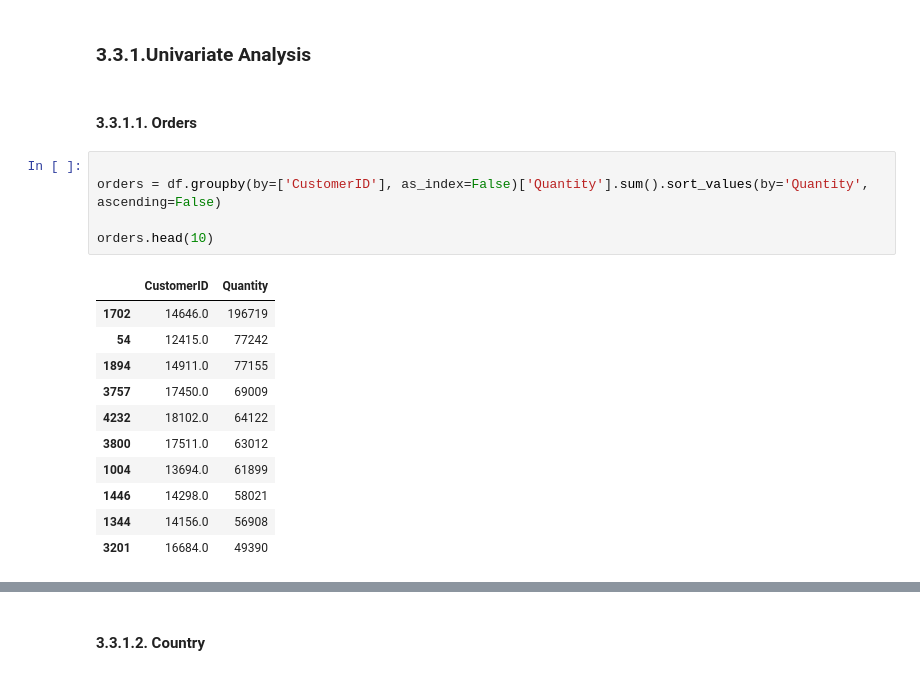
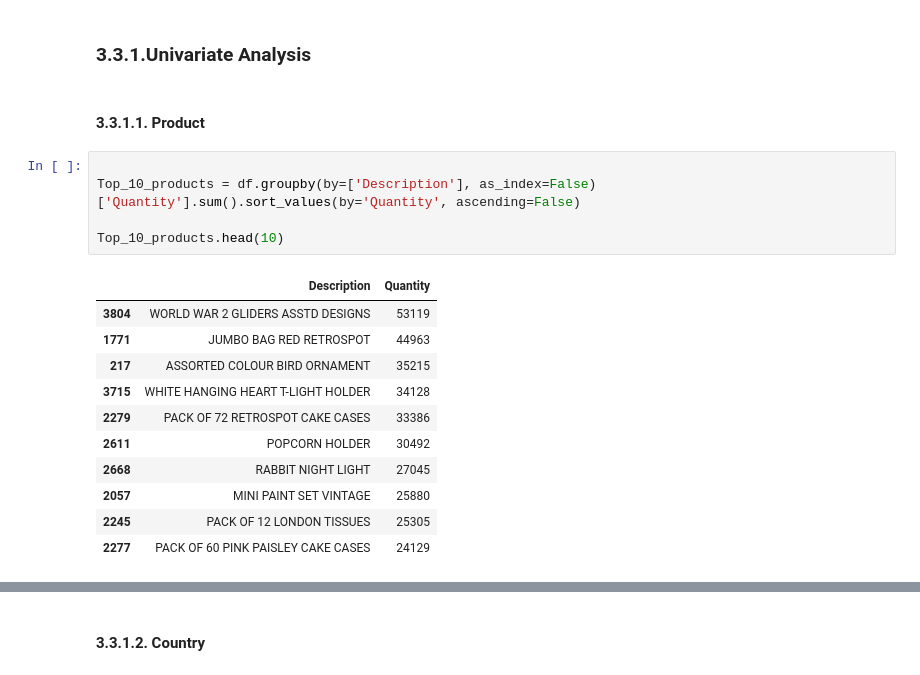
Before and after one commit to Azegele/Phase-4-Project, a Jupyter notebook: Ecommerce Data Set.ipynb, the cells around one changed output, grey strips where cells are left out. Cells and saved outputs as stored; diff of their text form.

```diff
--- a/Ecommerce Data Set.ipynb
+++ b/Ecommerce Data Set.ipynb
@@ -430,21 +438,21 @@ plt.show()
 # %% [markdown]
 ### 3.3.1.Univariate Analysis
 # %% [markdown]
-#### 3.3.1.1. Orders
+#### 3.3.1.1. Product
 # %%
 
-orders = df.groupby(by=['CustomerID'], as_index=False)['Quantity'].sum().sort_values(by='Quantity', ascending=False)
+Top_10_products = df.groupby(by=['Description'], as_index=False)['Quantity'].sum().sort_values(by='Quantity', ascending=False)
 
-orders.head(10)
+Top_10_products.head(10)
 # %% [output]
-|  | CustomerID | Quantity |
-| 1702 | 14646.0 | 196719 |
-| 54 | 12415.0 | 77242 |
-| 1894 | 14911.0 | 77155 |
-| 3757 | 17450.0 | 69009 |
-| 4232 | 18102.0 | 64122 |
-| 3800 | 17511.0 | 63012 |
-| 1004 | 13694.0 | 61899 |
-| 1446 | 14298.0 | 58021 |
-| 1344 | 14156.0 | 56908 |
-| 3201 | 16684.0 | 49390 |
+|  | Description | Quantity |
+| 3804 | WORLD WAR 2 GLIDERS ASSTD DESIGNS | 53119 |
+| 1771 | JUMBO BAG RED RETROSPOT | 44963 |
+| 217 | ASSORTED COLOUR BIRD ORNAMENT | 35215 |
+| 3715 | WHITE HANGING HEART T-LIGHT HOLDER | 34128 |
+| 2279 | PACK OF 72 RETROSPOT CAKE CASES | 33386 |
+| 2611 | POPCORN HOLDER | 30492 |
+| 2668 | RABBIT NIGHT LIGHT | 27045 |
+| 2057 | MINI PAINT SET VINTAGE | 25880 |
+| 2245 | PACK OF 12 LONDON TISSUES | 25305 |
+| 2277 | PACK OF 60 PINK PAISLEY CAKE CASES | 24129 |
```
Also changed, not shown: parts of 16 cells of this notebook.
